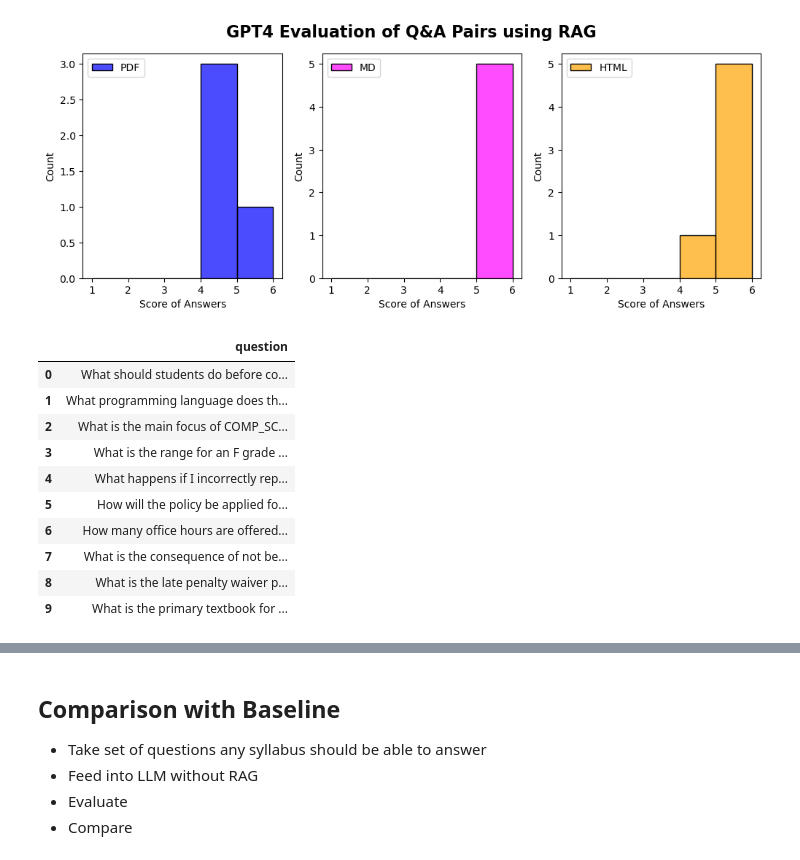
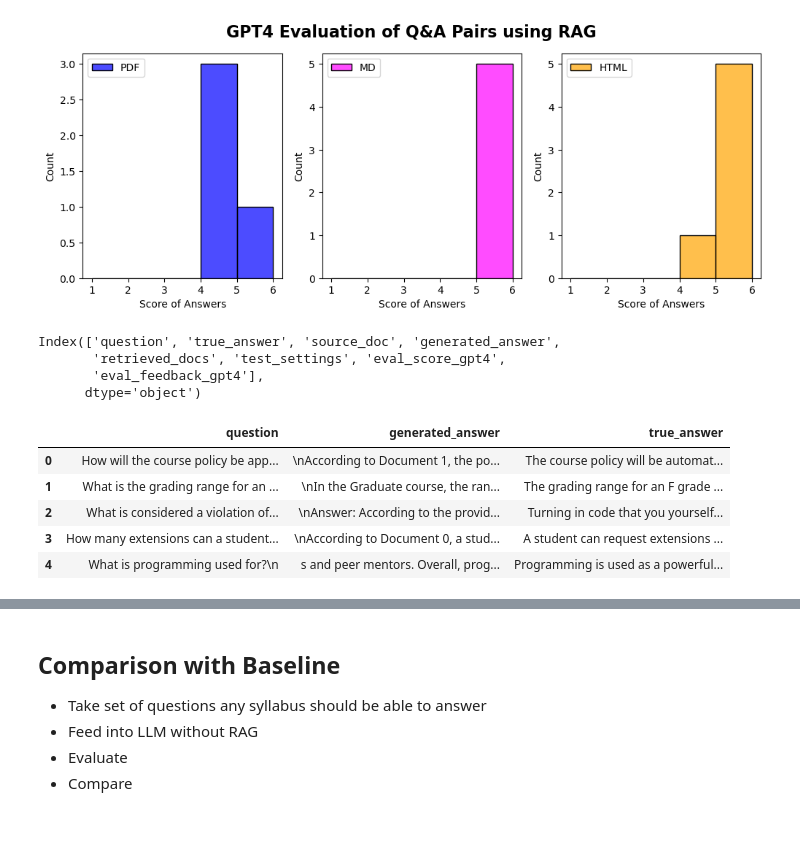
Before and after one commit to reggiebain/course-assistant-bot, a Jupyter notebook: src/results_analysis.ipynb, the cells around one changed output, grey strips where cells are left out. Drawn from its saved outputs; the diff is of its cells as text; code cells hidden in the pictures; blank space fills up the shorter version.

```diff
--- a/src/results_analysis.ipynb
+++ b/src/results_analysis.ipynb
@@ -79,20 +79,29 @@ plt.savefig('/Users/reggiebain/erdos/course-assistant-bot/images/gpt4_rag_eval.p
 plt.show()
 # %% [output]
 [figure]
+# %%
+results_html.columns
+# %% [output]
+Index(['question', 'true_answer', 'source_doc', 'generated_answer',
+       'retrieved_docs', 'test_settings', 'eval_score_gpt4',
+       'eval_feedback_gpt4'],
+      dtype='object')
 # %%
+# Create dataframe of q&a for all analyzed syllabi
 questions_df = pd.DataFrame()
 questions_df['question'] = list(results_html.question) + list(results_pdf.question) + list(results_md.question)
+questions_df['generated_answer'] = list(results_html.generated_answer) + list(results_pdf.generated_answer) + list(results_md.generated_answer)
+questions_df['true_answer'] = list(results_html.true_answer) + list(results_pdf.true_answer) + list(results_md.true_answer)
+
+# Grab the relevant portion of the generated answers
+questions_df['generated_answer'] = questions_df['generated_answer'].str.split('<|assistant|>').str[-1]
+
 questions_df.to_csv('/Users/reggiebain/erdos/course-assistant-bot/out/qa_baseline.csv')
-questions_df.head(10)
+questions_df.head()
 # %% [output]
-|  | question |
-| 0 | What should students do before co... |
-| 1 | What programming language does th... |
-| 2 | What is the main focus of COMP_SC... |
-| 3 | What is the range for an F grade ... |
-| 4 | What happens if I incorrectly rep... |
-| 5 | How will the policy be applied fo... |
-| 6 | How many office hours are offered... |
-| 7 | What is the consequence of not be... |
-| 8 | What is the late penalty waiver p... |
-| 9 | What is the primary textbook for ... |
+|  | question | generated_answer | true_answer |
+| 0 | How will the course policy be app... | \nAccording to Document 1, the po... | The course policy will be automat... |
+| 1 | What is the grading range for an ... | \nIn the Graduate course, the ran... | The grading range for an F grade ... |
+| 2 | What is considered a violation of... | \nAnswer: According to the provid... | Turning in code that you yourself... |
+| 3 | How many extensions can a student... | \nAccording to Document 0, a stud... | A student can request extensions ... |
+| 4 | What is programming used for?\n | s and peer mentors. Overall, prog... | Programming is used as a powerful... |
```
Also changed, not shown: parts of 7 cells of this notebook, 1 other file.
